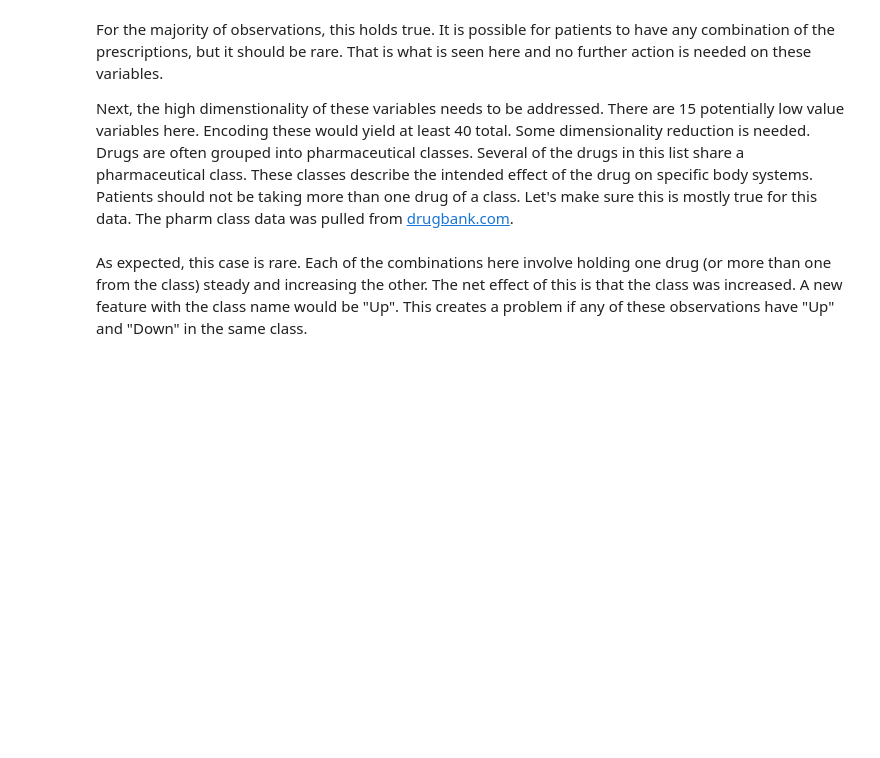
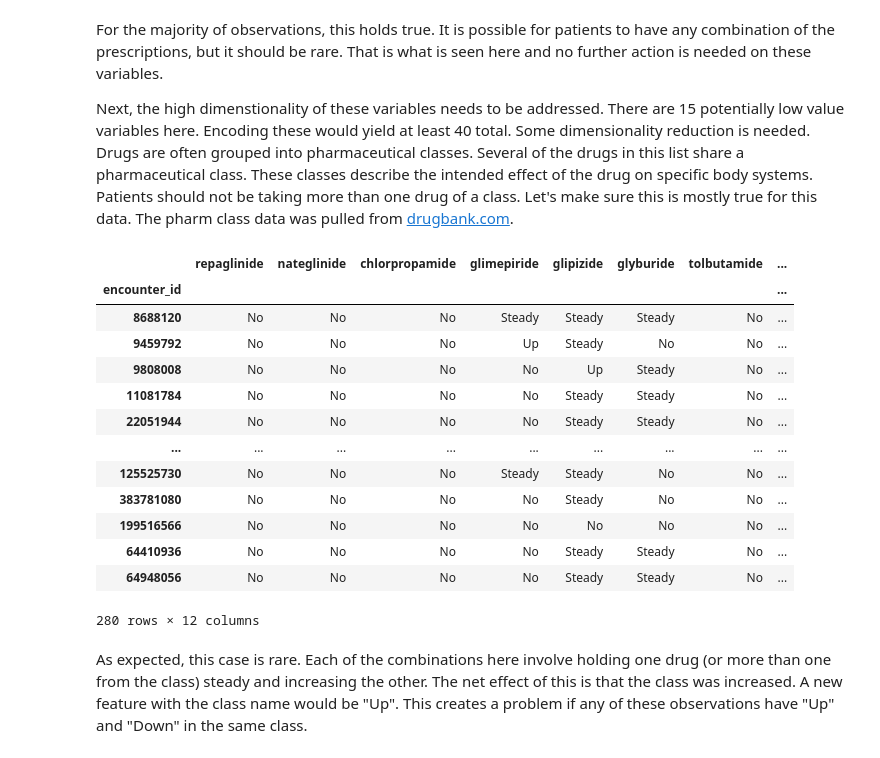
Before and after one commit to ashbyj/PredictingReadmissions, a Jupyter notebook: notebooks/2-ja-eda.ipynb, the cells around one changed output. Saved outputs shown, nothing was run; the diff lists cells and outputs as text; code cells hidden in the pictures; blank space fills up the shorter version.

```diff
--- a/notebooks/2-ja-eda.ipynb
+++ b/notebooks/2-ja-eda.ipynb
@@ -974,33 +973,49 @@ multi_drug_classes = {
     'nateglinide': 'Meglitinide',
     'chlorpropamide': 'Sulfonylurea',
     'glimepiride': 'Sulfonylurea',
     'glipizide': 'Sulfonylurea',
     'glyburide': 'Sulfonylurea',
     'tolbutamide': 'Sulfonylurea',
     'pioglitazone': 'Thiazolidinedione',
     'rosiglitazone': 'Thiazolidinedione',
     'acarbose': 'Alpha-glucosidase inhibitor',
     'miglitol': 'Alpha-glucosidase inhibitor',
     'tolazamide': 'Sulfonylurea'
 }
 
 multi_class_locs = []
 fv_just_mult = focused_variable[list(multi_drug_classes.keys())]
 
 for index, row in fv_just_mult.iterrows():
     count_by_class = {}
     not_no_count = 0
 
     for drug, class_name in multi_drug_classes.items():
         value = row[drug]
         if value != "No":
             not_no_count += 1
             count_by_class[class_name] = count_by_class.get(class_name, 0) + 1
 
     if not_no_count >= 2 and max(count_by_class.values()) >= 2:
         multi_class_locs.append(index)
 
 multi_class_obs = fv_just_mult.loc[multi_class_locs]
+fv_just_mult.loc[multi_class_locs]
+# %% [output]
+|  | repaglinide | nateglinide | chlorpropamide | glimepiride | glipizide | glyburide | tolbutamide | ... |
+| encounter_id |  |  |  |  |  |  |  | ... |
+| 8688120 | No | No | No | Steady | Steady | Steady | No | ... |
+| 9459792 | No | No | No | Up | Steady | No | No | ... |
+| 9808008 | No | No | No | No | Up | Steady | No | ... |
+| 11081784 | No | No | No | No | Steady | Steady | No | ... |
+| 22051944 | No | No | No | No | Steady | Steady | No | ... |
+| ... | ... | ... | ... | ... | ... | ... | ... | ... |
+| 125525730 | No | No | No | Steady | Steady | No | No | ... |
+| 383781080 | No | No | No | No | Steady | No | No | ... |
+| 199516566 | No | No | No | No | No | No | No | ... |
+| 64410936 | No | No | No | No | Steady | Steady | No | ... |
+| 64948056 | No | No | No | No | Steady | Steady | No | ... |
+280 rows × 12 columns
 # %% [markdown]
 As expected, this case is rare.  Each of the combinations here involve holding one drug (or more than one from the class) steady and increasing the other.  The net effect of this is that the class was increased.  A new feature with the class name would be "Up".  This creates a problem if any of these observations have "Up" and "Down" in the same class.
 # %%
```
Also changed, not shown: parts of 10 cells of this notebook.
